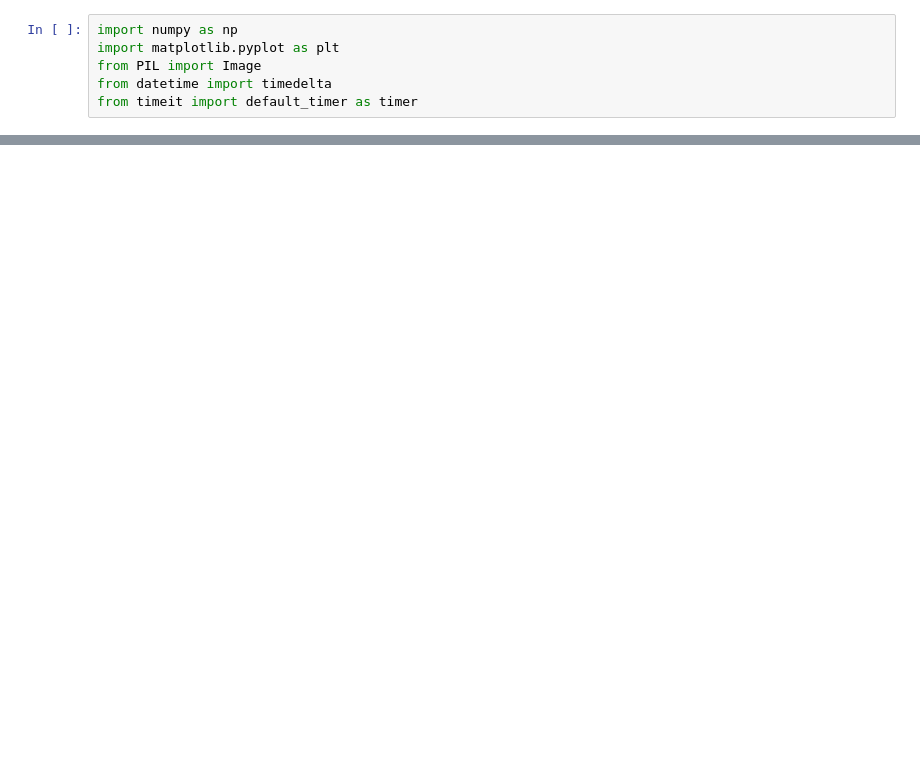
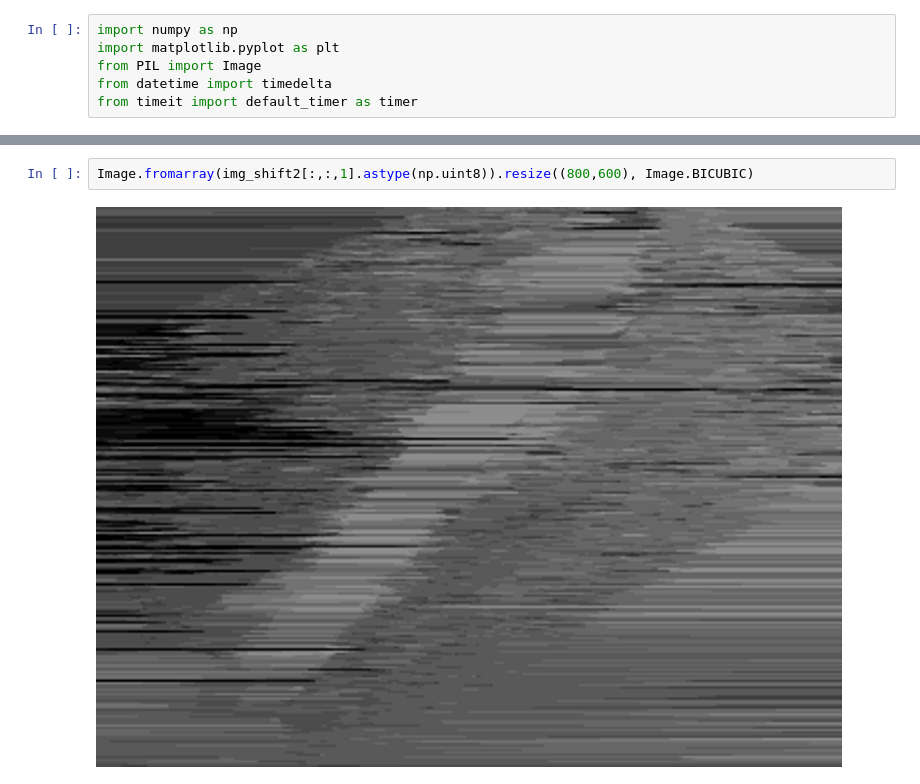
Before and after one commit to ArcaneStudent/stereolabs, a Jupyter notebook: lab1/lab1_diagonal.ipynb, the cells around one changed output, grey strips where cells are left out. Saved outputs shown, nothing was run; the diff lists cells and outputs as text; blank space fills up the shorter version.

```diff
--- a/lab1/lab1_diagonal.ipynb
+++ b/lab1/lab1_diagonal.ipynb
@@ -106,0 +116,4 @@ a
+# %%
+Image.fromarray(img_shift2[:,:,1].astype(np.uint8)).resize((800,600), Image.BICUBIC)
+# %% [output]
+[figure, added]
```
Also changed, not shown: parts of 14 cells of this notebook, 1 other file.
